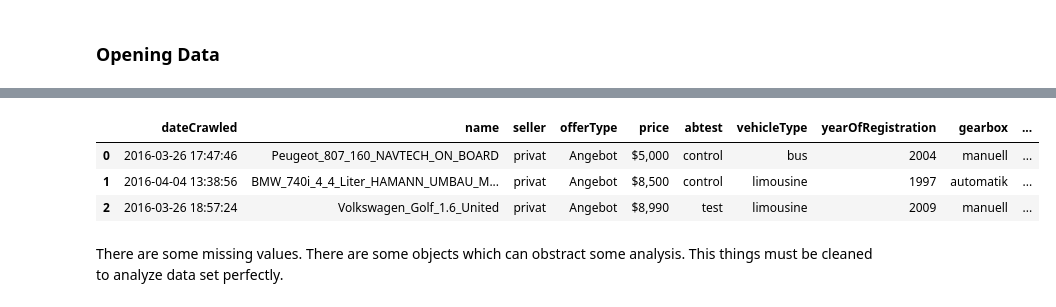
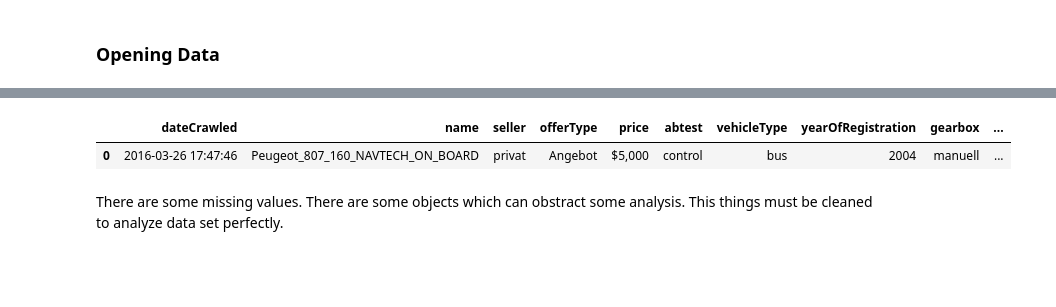
Before and after one commit to shylkymc/Exploring-Used-Car-Brands-In-EBay-Website, a Jupyter notebook: Exploring Car Brands .ipynb, the cells around one changed output, grey strips where cells are left out. Cells and saved outputs as stored; diff of their text form; code cells hidden in the pictures; blank space fills up the shorter version.

```diff
--- a/Exploring Car Brands .ipynb
+++ b/Exploring Car Brands .ipynb
@@ -31,12 +31,10 @@ lastSeen               50000 non-null object
 dtypes: int64(5), object(15)
 memory usage: 7.6+ MB
 # %%
-autos.head(3)
+autos.head(1)
 # %% [output]
 |  | dateCrawled | name | seller | offerType | price | abtest | vehicleType | yearOfRegistration | gearbox | ... |
 | 0 | 2016-03-26 17:47:46 | Peugeot_807_160_NAVTECH_ON_BOARD | privat | Angebot | $5,000 | control | bus | 2004 | manuell | ... |
-| 1 | 2016-04-04 13:38:56 | BMW_740i_4_4_Liter_HAMANN_UMBAU_M... | privat | Angebot | $8,500 | control | limousine | 1997 | automatik | ... |
-| 2 | 2016-03-26 18:57:24 | Volkswagen_Golf_1.6_United | privat | Angebot | $8,990 | test | limousine | 2009 | manuell | ... |
 # %% [markdown]
 There are some missing values. There are some objects which can obstract some analysis. This things must be cleaned to analyze data set perfectly.
 # %%
```
Also changed, not shown: parts of 2 cells of this notebook.
